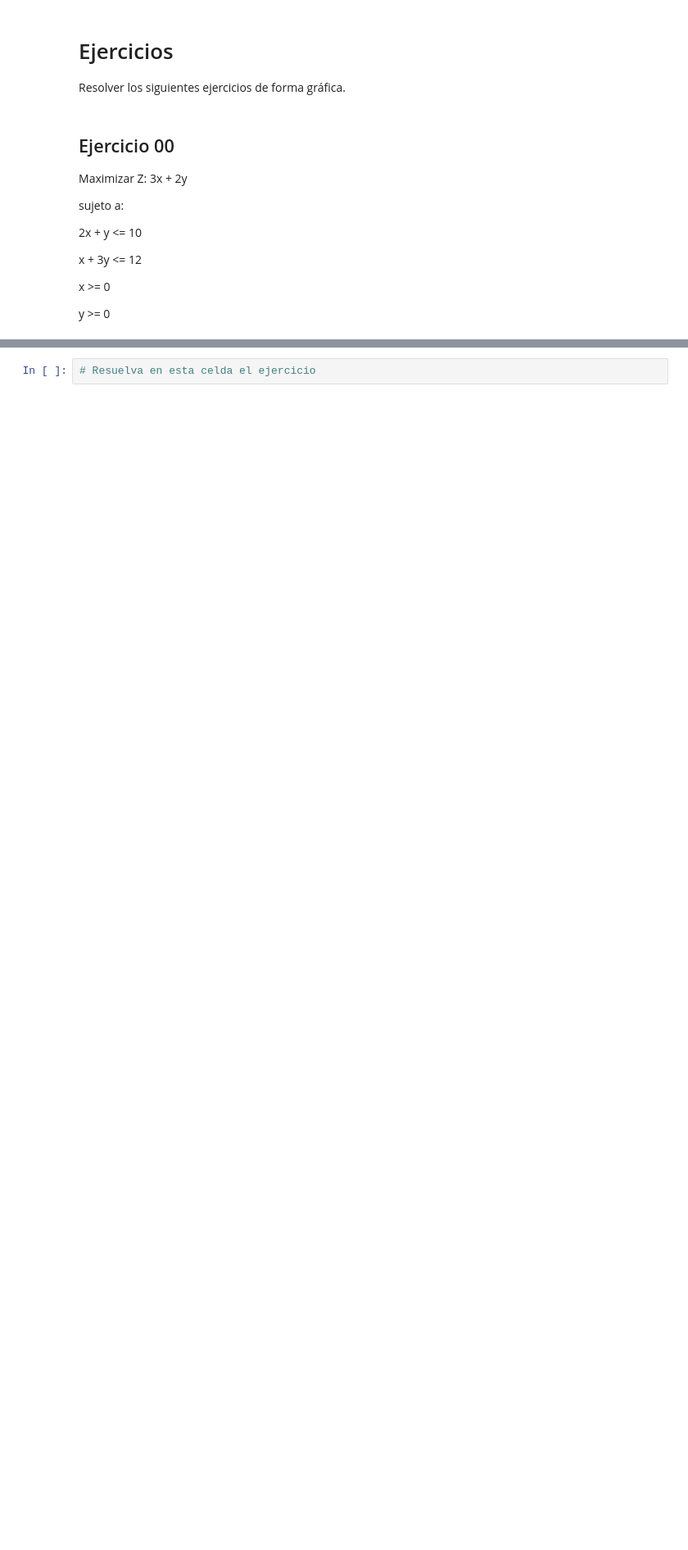
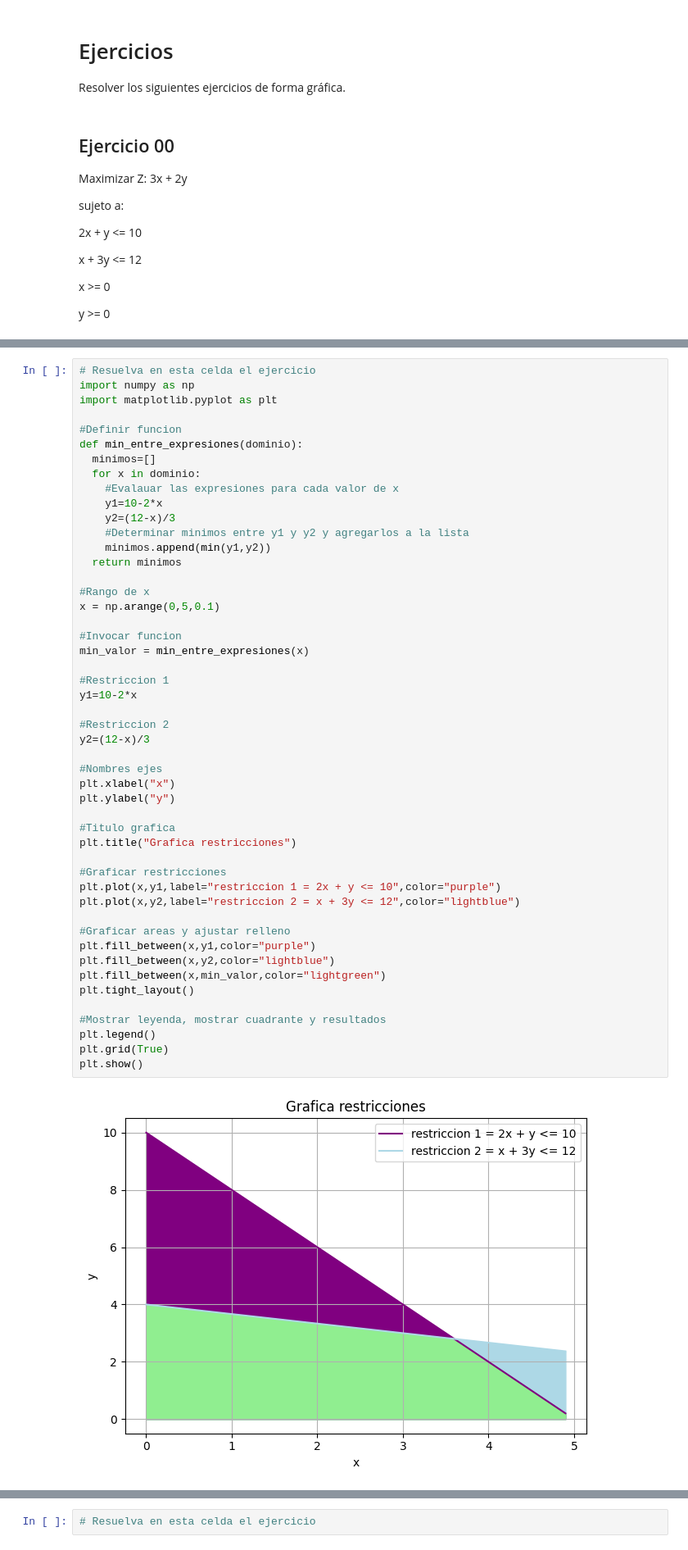
Before and after one commit to JulianaRamirez8/Fundamentos-de-optimizacion-lineal, a Jupyter notebook: Taller_00_solución_gráfica_de_problemas_de_optimización_lineal.ipynb, the cells around one changed output, grey strips where cells are left out. Shown: that part at 82% size. Drawn from its saved outputs; the diff is of its cells as text; blank space fills up the shorter version.

```diff
--- a/Taller_00_solución_gráfica_de_problemas_de_optimización_lineal.ipynb
+++ b/Taller_00_solución_gráfica_de_problemas_de_optimización_lineal.ipynb
@@ -348,3 +350,54 @@ plt.show()
+# %%
+# Resuelva en esta celda el ejercicio
+import numpy as np
+import matplotlib.pyplot as plt
+
+#Definir funcion
+def min_entre_expresiones(dominio):
+  minimos=[]
+  for x in dominio:
+    #Evalauar las expresiones para cada valor de x
+    y1=10-2*x
+    y2=(12-x)/3
+    #Determinar minimos entre y1 y y2 y agregarlos a la lista
+    minimos.append(min(y1,y2))
+  return minimos
+
+#Rango de x
+x = np.arange(0,5,0.1)
+
+#Invocar funcion
+min_valor = min_entre_expresiones(x)
+
+#Restriccion 1
+y1=10-2*x
+
+#Restriccion 2
+y2=(12-x)/3
+
+#Nombres ejes
+plt.xlabel("x")
+plt.ylabel("y")
+
+#Titulo grafica
+plt.title("Grafica restricciones")
+
+#Graficar restricciones
+plt.plot(x,y1,label="restriccion 1 = 2x + y <= 10",color="purple")
+plt.plot(x,y2,label="restriccion 2 = x + 3y <= 12",color="lightblue")
+
+#Graficar areas y ajustar relleno
+plt.fill_between(x,y1,color="purple")
+plt.fill_between(x,y2,color="lightblue")
+plt.fill_between(x,min_valor,color="lightgreen")
+plt.tight_layout()
+
+#Mostrar leyenda, mostrar cuadrante y resultados
+plt.legend()
+plt.grid(True)
+plt.show()
+# %% [output]
+[figure, added]
 # %% [markdown]
 ## Ejercicio 01
 
```
Also changed, not shown: parts of 1 cell of this notebook.
